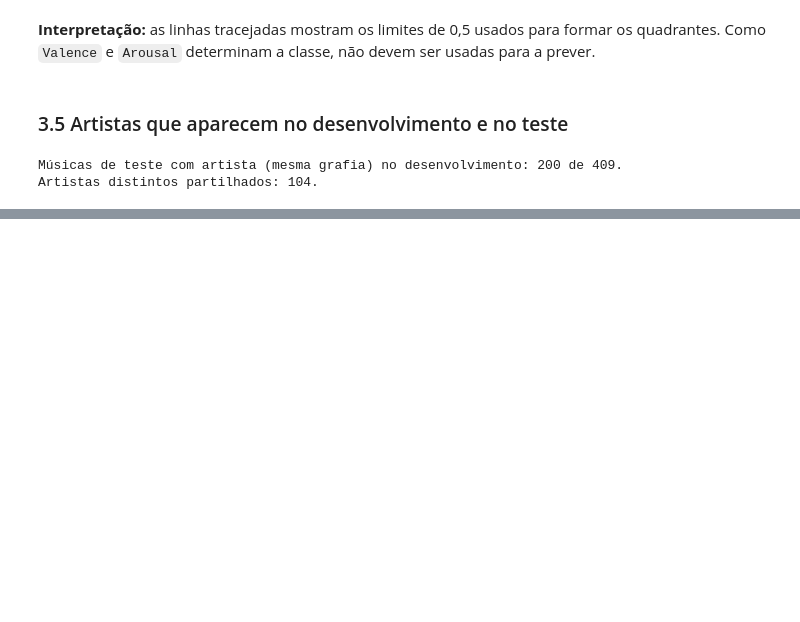
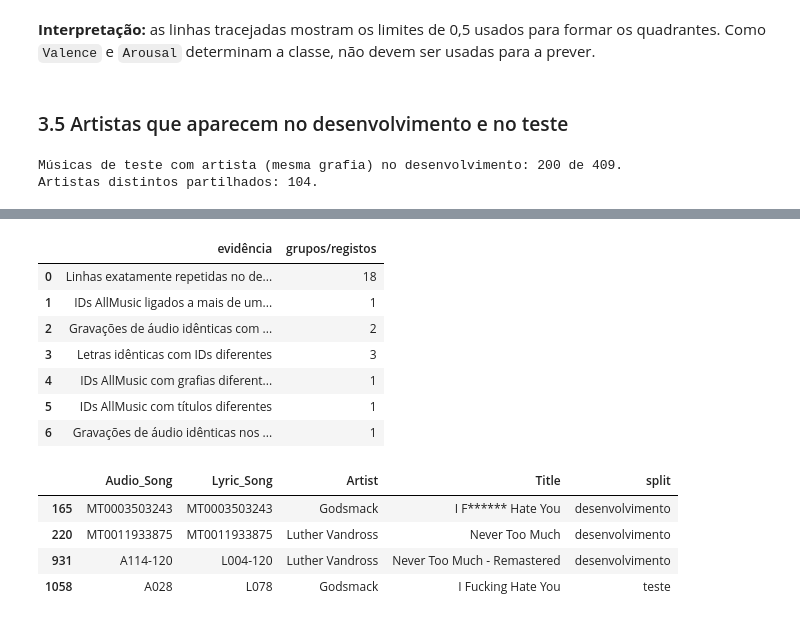
Before and after one commit to AugustoBrynne/ECAC26, a Jupyter notebook: uc2023250703.ipynb, the cells around one changed output, grey strips where cells are left out. Cells and saved outputs as stored; diff of their text form; code cells hidden in the pictures; blank space fills up the shorter version.

```diff
--- a/uc2023250703.ipynb
+++ b/uc2023250703.ipynb
@@ -355,0 +379,52 @@ A análise descreve as colunas, os valores em falta, a cobertura dos ficheiros e
+# %%
+import hashlib
+
+def media_index(folder, suffix):
+    return {p.stem: p for p in (media_dir / folder).rglob(f"*{suffix}") if p.is_file() and not p.name.startswith("._")}
+
+def sha256(path):
+    return hashlib.sha256(path.read_bytes()).hexdigest()
+
+audio_paths = media_index("audio", ".mp3")
+lyric_paths = media_index("lyrics", ".txt")
+unique_songs = metadata.drop_duplicates("Audio_Song").copy()
+unique_songs["split"] = np.where(unique_songs["Audio_Song"].isin(test_ids), "teste", "desenvolvimento")
+unique_songs["audio_hash"] = unique_songs["Audio_Song"].map(lambda song: sha256(audio_paths[song]) if song in audio_paths else None)
+unique_songs["lyric_hash"] = unique_songs["Lyric_Song"].map(lambda song: sha256(lyric_paths[song]) if song in lyric_paths else None)
+
+audio_groups = unique_songs.dropna(subset="audio_hash").groupby("audio_hash")
+lyric_groups = unique_songs.dropna(subset="lyric_hash").groupby("lyric_hash")
+same_audio = audio_groups.filter(lambda group: group["Audio_Song"].nunique() > 1)
+same_lyrics = lyric_groups.filter(lambda group: group["Lyric_Song"].nunique() > 1)
+same_track_id = metadata.groupby("AllMusic Id").agg(
+    musicas=("Audio_Song", "nunique"), artistas=("Artist", "nunique"), titulos=("Title", "nunique")
+).query("musicas > 1 or artistas > 1 or titulos > 1")
+cross_split_audio = sum(group["split"].nunique() > 1 for _, group in audio_groups)
+artist_variants = metadata.groupby("AllMusic Id")["Artist"].nunique().gt(1).sum()
+title_variants = metadata.groupby("AllMusic Id")["Title"].nunique().gt(1).sum()
+
+duplicate_evidence = pd.DataFrame([
+    {"evidência": "Linhas exatamente repetidas no desenvolvimento", "grupos/registos": int(development.duplicated().sum())},
+    {"evidência": "IDs AllMusic ligados a mais de uma música", "grupos/registos": int((metadata.groupby("AllMusic Id")["Audio_Song"].nunique() > 1).sum())},
+    {"evidência": "Gravações de áudio idênticas com IDs diferentes", "grupos/registos": int(same_audio["audio_hash"].nunique())},
+    {"evidência": "Letras idênticas com IDs diferentes", "grupos/registos": int(same_lyrics["lyric_hash"].nunique())},
+    {"evidência": "IDs AllMusic com grafias diferentes de artista", "grupos/registos": int(artist_variants)},
+    {"evidência": "IDs AllMusic com títulos diferentes", "grupos/registos": int(title_variants)},
+    {"evidência": "Gravações de áudio idênticas nos dois lados da divisão", "grupos/registos": int(cross_split_audio)},
+    ])
+display(duplicate_evidence)
+display(same_audio[["Audio_Song", "Lyric_Song", "Artist", "Title", "split"]].head(12))
+# %% [output]
+|  | evidência | grupos/registos |
+| 0 | Linhas exatamente repetidas no de... | 18 |
+| 1 | IDs AllMusic ligados a mais de um... | 1 |
+| 2 | Gravações de áudio idênticas com ... | 2 |
+| 3 | Letras idênticas com IDs diferentes | 3 |
+| 4 | IDs AllMusic com grafias diferent... | 1 |
+| 5 | IDs AllMusic com títulos diferentes | 1 |
+| 6 | Gravações de áudio idênticas nos ... | 1 |
+|  | Audio_Song | Lyric_Song | Artist | Title | split |
+| 165 | MT0003503243 | MT0003503243 | Godsmack | I F****** Hate You | desenvolvimento |
+| 220 | MT0011933875 | MT0011933875 | Luther Vandross | Never Too Much | desenvolvimento |
+| 931 | A114-120 | L004-120 | Luther Vandross | Never Too Much - Remastered | desenvolvimento |
+| 1058 | A028 | L078 | Godsmack | I Fucking Hate You | teste |
```
Also changed, not shown: parts of 36 cells of this notebook.
